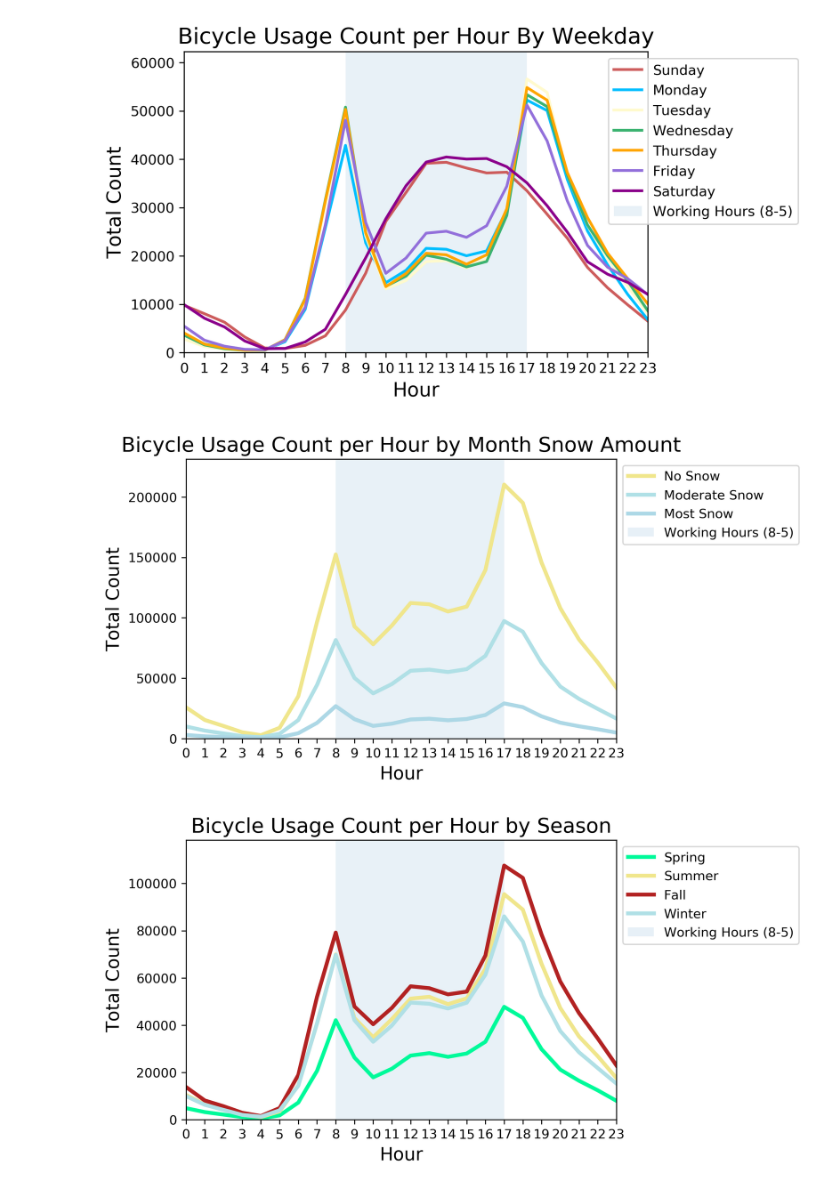
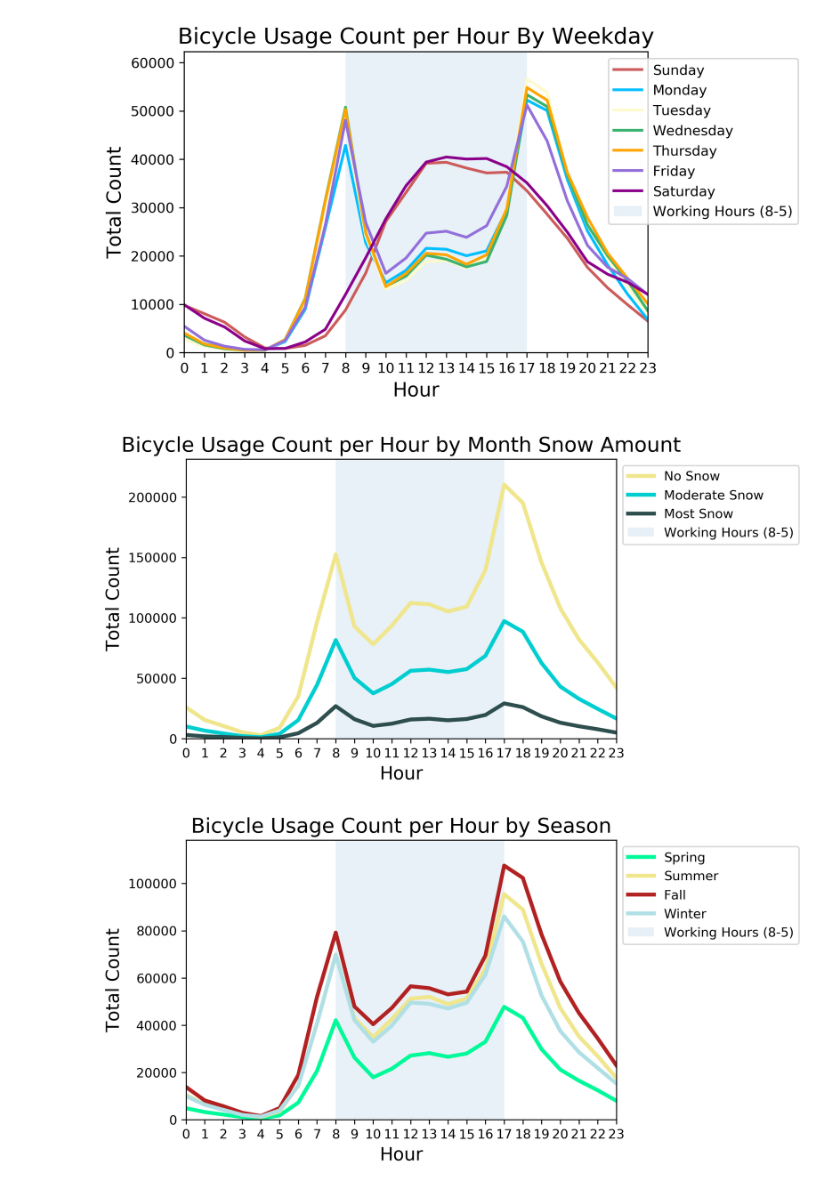
Before and after one commit to NathanHergenreter/CS574_BikeSharing, a Jupyter notebook: data_analysis.ipynb, the cells around one changed output. Saved outputs shown, nothing was run; the diff lists cells and outputs as text; code cells hidden in the pictures.

Commit message:
Minor color changes to new month-by-snow graph

```diff
--- a/data_analysis.ipynb
+++ b/data_analysis.ipynb
@@ -212,36 +212,36 @@ heavy_XY = heavy_gk.sum()
 
 # X + Y's
 X = no_XY.index.values.tolist()
 no_Y = no_XY.cnt
 medium_Y = medium_XY.cnt
 heavy_Y = heavy_XY.cnt
 
 # Plot change in count over hour for both weekdays and weekends for each season
 plt.plot(X, no_Y, color='khaki', lw=3, label='No Snow')
-plt.plot(X, medium_Y, color='powderblue', lw=3, label='Moderate Snow')
-plt.plot(X, heavy_Y, color='lightblue', lw=3, label='Most Snow')
+plt.plot(X, medium_Y, color='darkturquoise', lw=3, label='Moderate Snow')
+plt.plot(X, heavy_Y, color='darkslategrey', lw=3, label='Most Snow')
 
 # Fill in for working hours
 plt.fill_between(range(8,18), 0, max(no_Y) * 1.1, alpha=0.1, label='Working Hours (8-5)')
 
 # Plot beautification
 # Labels
 plt.title('Bicycle Usage Count per Hour by Month Snow Amount', fontsize=16)
 plt.xlabel('Hour', fontsize=14)
 plt.ylabel('Total Count', fontsize=14)
 plt.xticks(np.arange(len(X)))
 
 # Bounding graph values
 plt.xlim([0,23])
 plt.ylim([0,max(no_Y) * 1.1])
 
 # Legend
 plt.legend(loc='upper right')
 plt.legend(bbox_to_anchor=(1.0, 1.0))
 
 plt.show()
 # %% [output]
-[figure, old version]
+[figure, new version]
 # %%
 # Split up df into seasons
 season_df = bike_sharing_df_full[['hr', 'spring', 'summer', 'fall', 'winter', 'cnt']]
```
